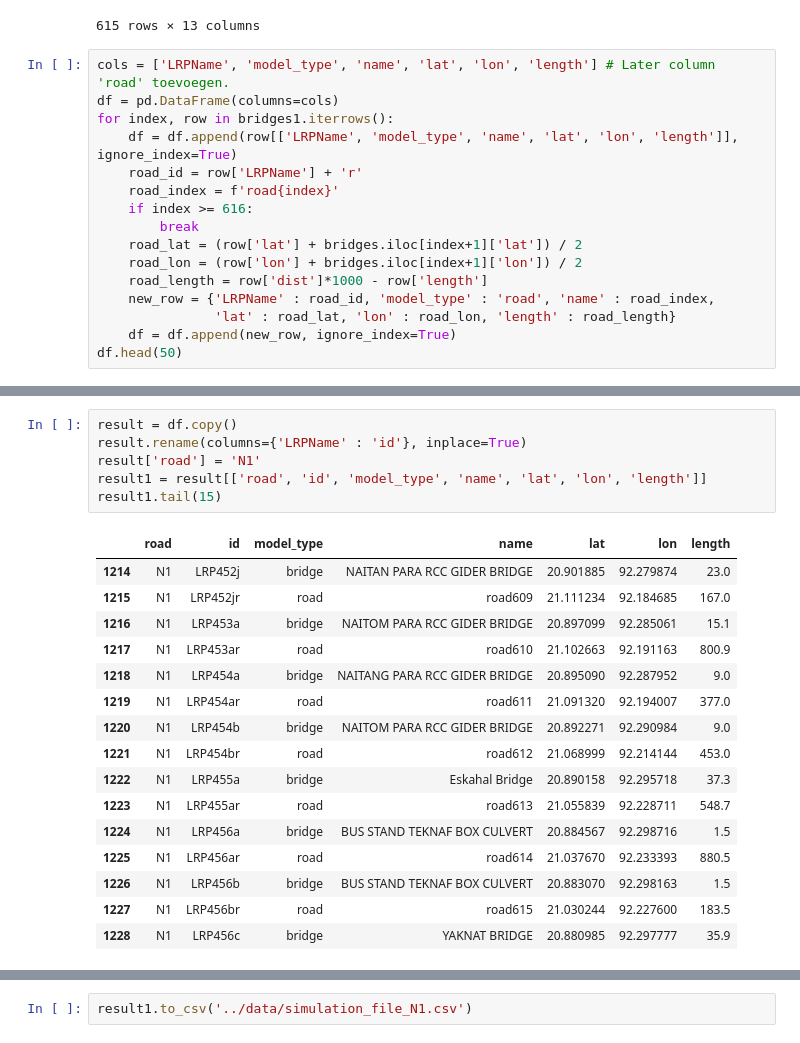
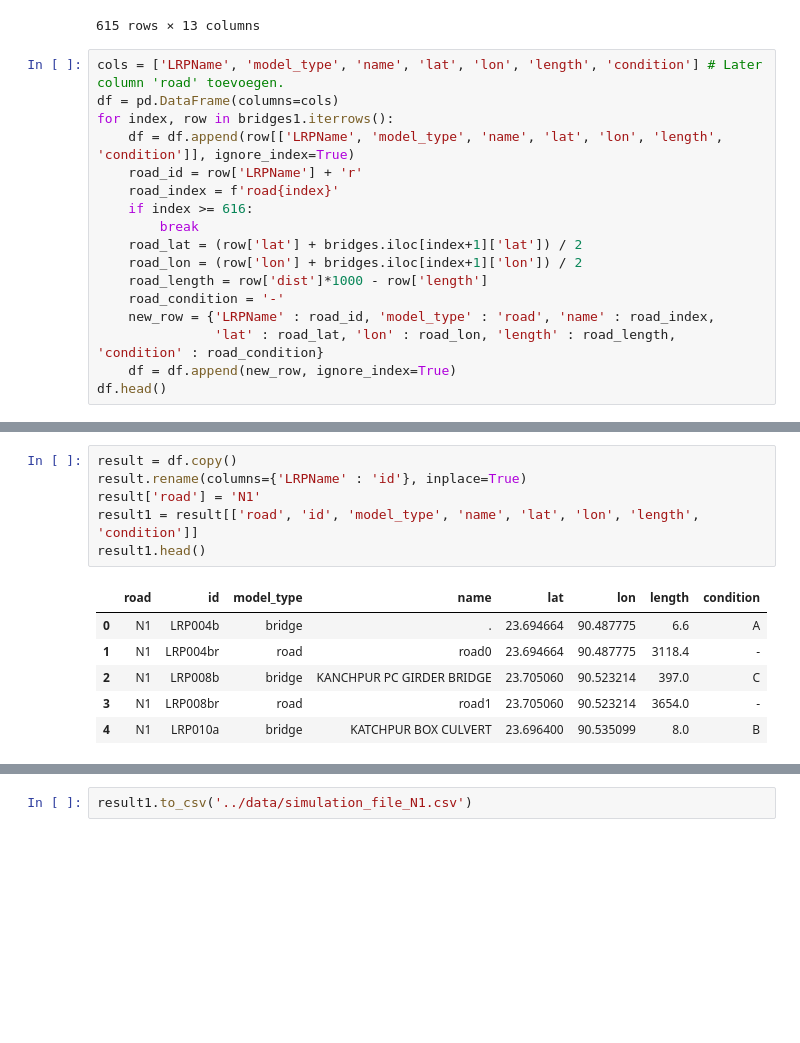
Before and after one commit to EwoutH/EPA1352-Adv-Simulation, a Jupyter notebook: EPA1352-G06-A2/notebooks/bridges_eda.ipynb, the cells around one changed output, grey strips where cells are left out. Drawn from its saved outputs; the diff is of its cells as text; blank space fills up the shorter version.

Commit message:
Bridges met condition.
To Do: \n1) # Toevoegen (Wat is dit? @Marlou) \n2)LRP018a blijven na cleanen nog twee van over. Deze wordt nu gedropt. Kijken wat daarmee te doen.

```diff
--- a/EPA1352-G06-A2/notebooks/bridges_eda.ipynb
+++ b/EPA1352-G06-A2/notebooks/bridges_eda.ipynb
@@ -154,10 +140,10 @@ bridges1
 | 616 | 15734 | 460.113 | RCC Girder Bridge | LRP456c | YAKNAT BRIDGE | 35.9 | C | 460.113 | 20.880985 | 92.297777 | ... |
 615 rows × 13 columns
 # %%
-cols = ['LRPName', 'model_type', 'name', 'lat', 'lon', 'length'] # Later column 'road' toevoegen.
+cols = ['LRPName', 'model_type', 'name', 'lat', 'lon', 'length', 'condition'] # Later column 'road' toevoegen.
 df = pd.DataFrame(columns=cols)
 for index, row in bridges1.iterrows():
-    df = df.append(row[['LRPName', 'model_type', 'name', 'lat', 'lon', 'length']], ignore_index=True)
+    df = df.append(row[['LRPName', 'model_type', 'name', 'lat', 'lon', 'length', 'condition']], ignore_index=True)
     road_id = row['LRPName'] + 'r'
     road_index = f'road{index}'
     if index >= 616:
@@ -165,8 +151,9 @@ for index, row in bridges1.iterrows():
     road_lat = (row['lat'] + bridges.iloc[index+1]['lat']) / 2
     road_lon = (row['lon'] + bridges.iloc[index+1]['lon']) / 2
     road_length = row['dist']*1000 - row['length']
+    road_condition = '-'
     new_row = {'LRPName' : road_id, 'model_type' : 'road', 'name' : road_index,
-               'lat' : road_lat, 'lon' : road_lon, 'length' : road_length}
+               'lat' : road_lat, 'lon' : road_lon, 'length' : road_length, 'condition' : road_condition}
     df = df.append(new_row, ignore_index=True)
-df.head(50)
+df.head()
 # %% [output]
@@ -190,24 +166,14 @@ df.head(50)
 # %%
 result = df.copy()
 result.rename(columns={'LRPName' : 'id'}, inplace=True)
 result['road'] = 'N1'
-result1 = result[['road', 'id', 'model_type', 'name', 'lat', 'lon', 'length']]
-result1.tail(15)
+result1 = result[['road', 'id', 'model_type', 'name', 'lat', 'lon', 'length', 'condition']]
+result1.head()
 # %% [output]
-|  | road | id | model_type | name | lat | lon | length |
-| 1214 | N1 | LRP452j | bridge | NAITAN PARA RCC GIDER BRIDGE | 20.901885 | 92.279874 | 23.0 |
-| 1215 | N1 | LRP452jr | road | road609 | 21.111234 | 92.184685 | 167.0 |
-| 1216 | N1 | LRP453a | bridge | NAITOM PARA RCC GIDER BRIDGE | 20.897099 | 92.285061 | 15.1 |
-| 1217 | N1 | LRP453ar | road | road610 | 21.102663 | 92.191163 | 800.9 |
-| 1218 | N1 | LRP454a | bridge | NAITANG PARA RCC GIDER BRIDGE | 20.895090 | 92.287952 | 9.0 |
-| 1219 | N1 | LRP454ar | road | road611 | 21.091320 | 92.194007 | 377.0 |
-| 1220 | N1 | LRP454b | bridge | NAITOM PARA RCC GIDER BRIDGE | 20.892271 | 92.290984 | 9.0 |
-| 1221 | N1 | LRP454br | road | road612 | 21.068999 | 92.214144 | 453.0 |
-| 1222 | N1 | LRP455a | bridge | Eskahal Bridge | 20.890158 | 92.295718 | 37.3 |
-| 1223 | N1 | LRP455ar | road | road613 | 21.055839 | 92.228711 | 548.7 |
-| 1224 | N1 | LRP456a | bridge | BUS STAND TEKNAF BOX CULVERT | 20.884567 | 92.298716 | 1.5 |
-| 1225 | N1 | LRP456ar | road | road614 | 21.037670 | 92.233393 | 880.5 |
-| 1226 | N1 | LRP456b | bridge | BUS STAND TEKNAF BOX CULVERT | 20.883070 | 92.298163 | 1.5 |
-| 1227 | N1 | LRP456br | road | road615 | 21.030244 | 92.227600 | 183.5 |
-| 1228 | N1 | LRP456c | bridge | YAKNAT BRIDGE | 20.880985 | 92.297777 | 35.9 |
+|  | road | id | model_type | name | lat | lon | length | condition |
+| 0 | N1 | LRP004b | bridge | . | 23.694664 | 90.487775 | 6.6 | A |
+| 1 | N1 | LRP004br | road | road0 | 23.694664 | 90.487775 | 3118.4 | - |
+| 2 | N1 | LRP008b | bridge | KANCHPUR PC GIRDER BRIDGE | 23.705060 | 90.523214 | 397.0 | C |
+| 3 | N1 | LRP008br | road | road1 | 23.705060 | 90.523214 | 3654.0 | - |
+| 4 | N1 | LRP010a | bridge | KATCHPUR BOX CULVERT | 23.696400 | 90.535099 | 8.0 | B |
 # %%
```
Also changed, not shown: parts of 3 cells of this notebook, 1 other file.
